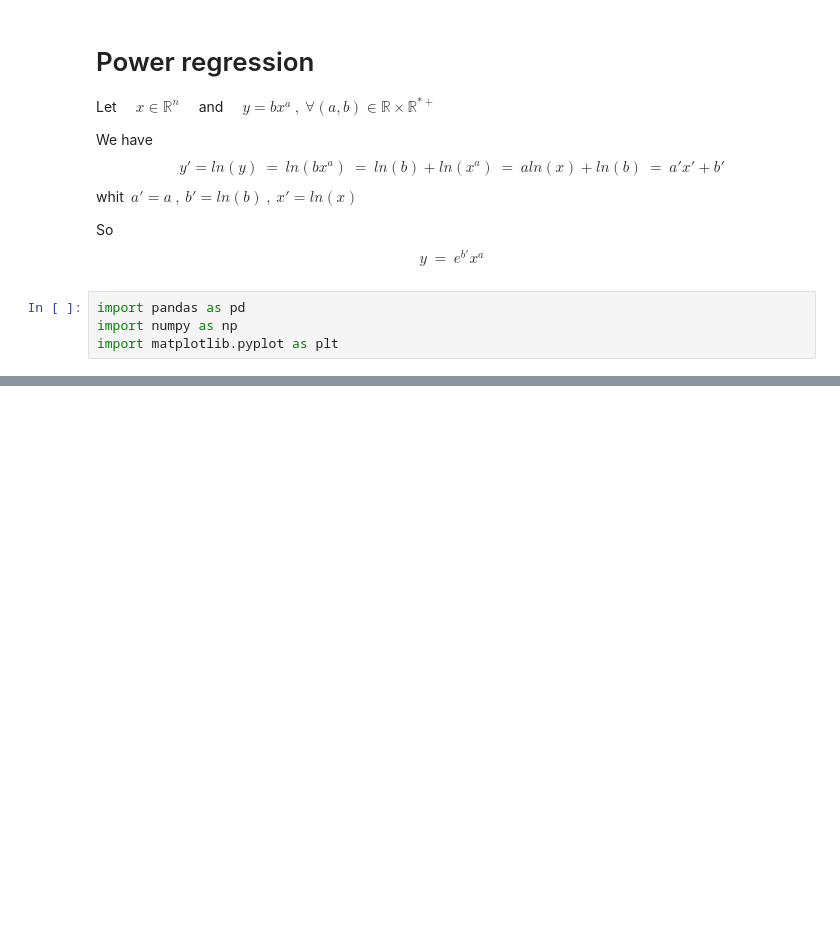
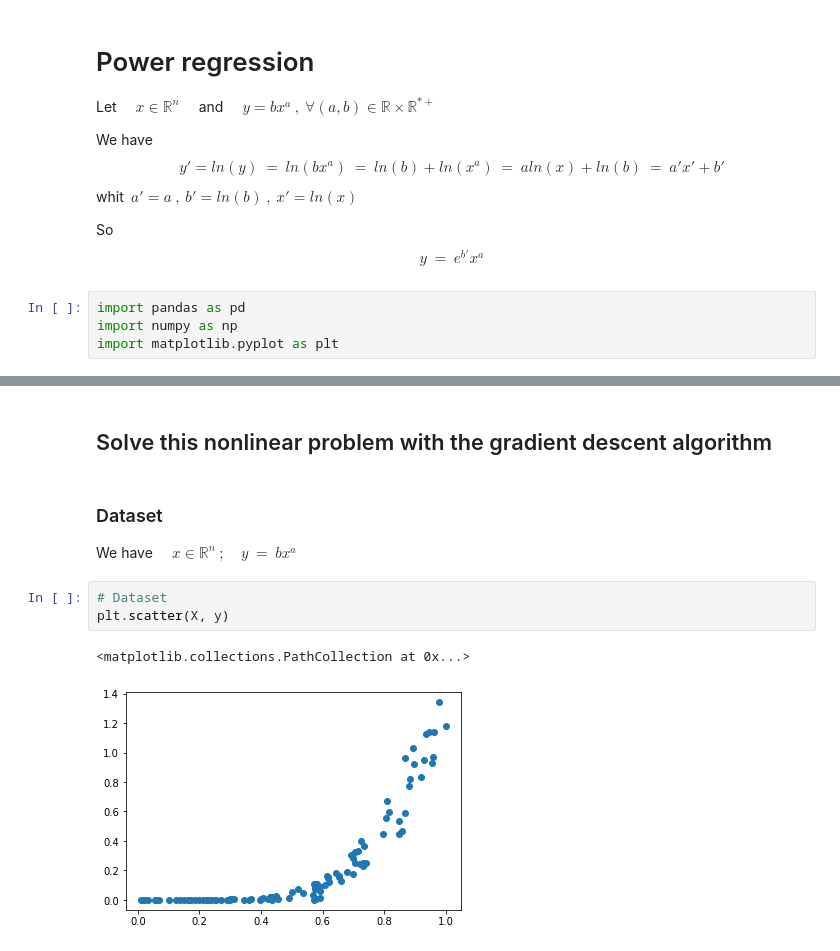
Before and after one commit to mahtat555/Regression, a Jupyter notebook: nonlinear_regression/power_regression.ipynb, the cells around one changed output, grey strips where cells are left out. Cells and saved outputs as stored; diff of their text form; blank space fills up the shorter version.

Commit message:
Solve this nonlinear problem with the gradient descent algorithm

```diff
--- a/nonlinear_regression/power_regression.ipynb
+++ b/nonlinear_regression/power_regression.ipynb
@@ -86 +86,13 @@ b = 1.1292343216324143
 [figure]
+# %% [markdown]
+## Solve this nonlinear problem with the gradient descent algorithm
+# %% [markdown]
+### Dataset
+
+We have $\quad x \in \mathbb{R}^n\ ; \quad y\ =\ b x ^ a$
+# %%
+# Dataset
+plt.scatter(X, y)
+# %% [output]
+<matplotlib.collections.PathCollection at 0x...>
+[figure, added]
```
Also changed, not shown: parts of 12 cells of this notebook, 1 other file.
